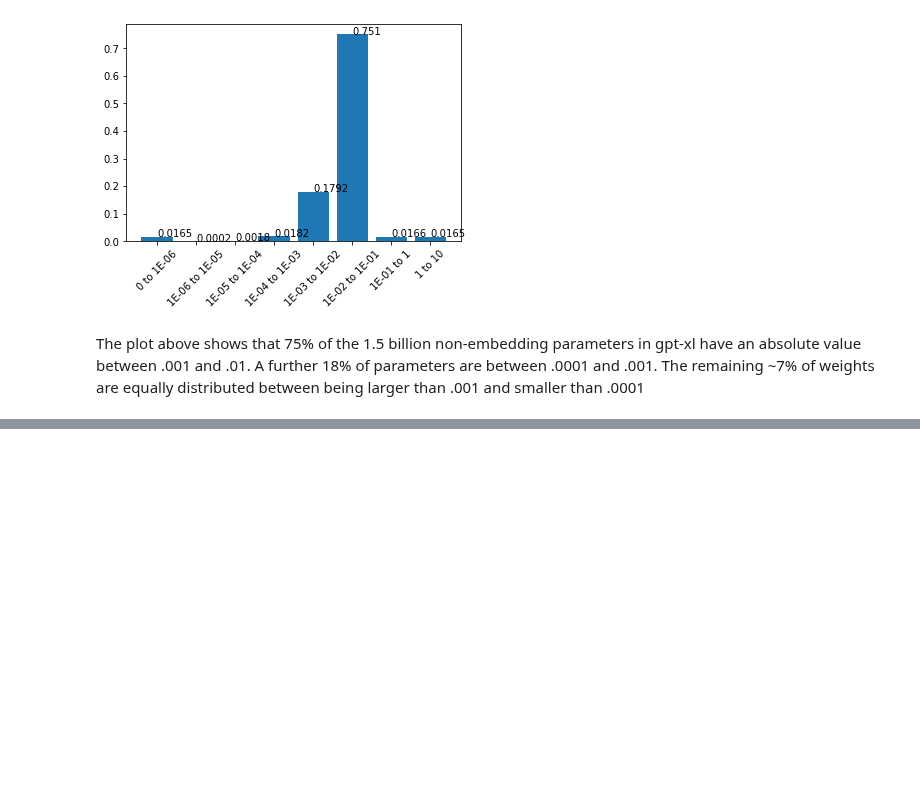
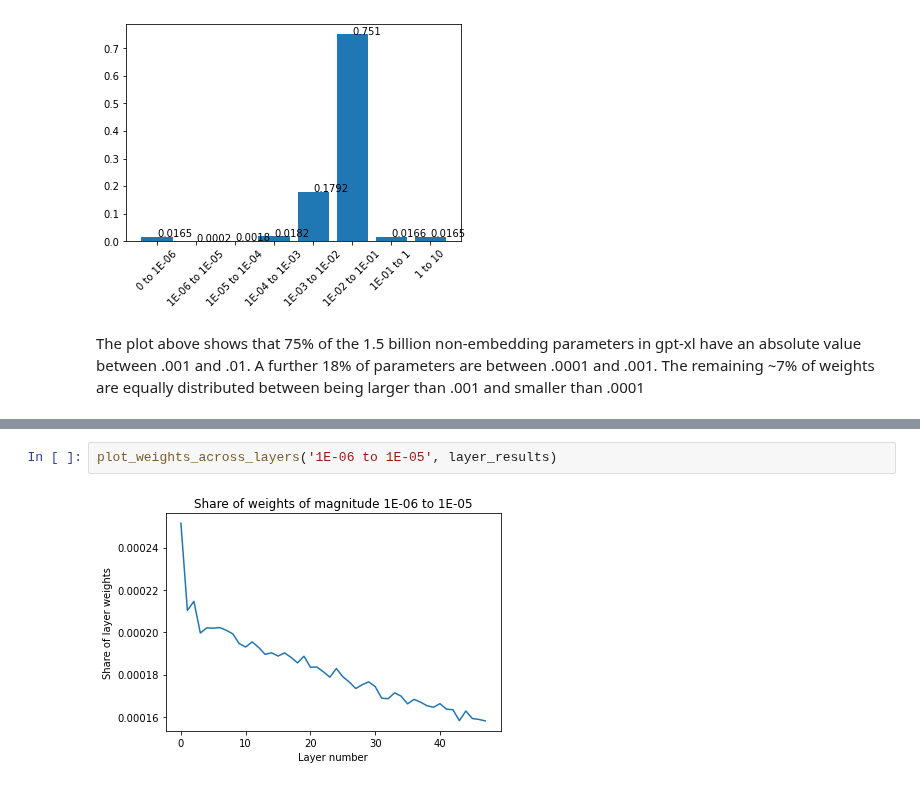
Before and after one commit to Oaklight/llm-sparsification-release, a Jupyter notebook: gptxl_exploration.ipynb, the cells around one changed output, grey strips where cells are left out. Cells and saved outputs as stored; diff of their text form; blank space fills up the shorter version.

```diff
--- a/gptxl_exploration.ipynb
+++ b/gptxl_exploration.ipynb
@@ -134,0 +144,4 @@ The plot above shows that 75% of the 1.5 billion non-embedding parameters in gpt
+# %%
+plot_weights_across_layers('1E-06 to 1E-05', layer_results)
+# %% [output]
+[figure, added]
```
Also changed, not shown: parts of 19 cells of this notebook.
